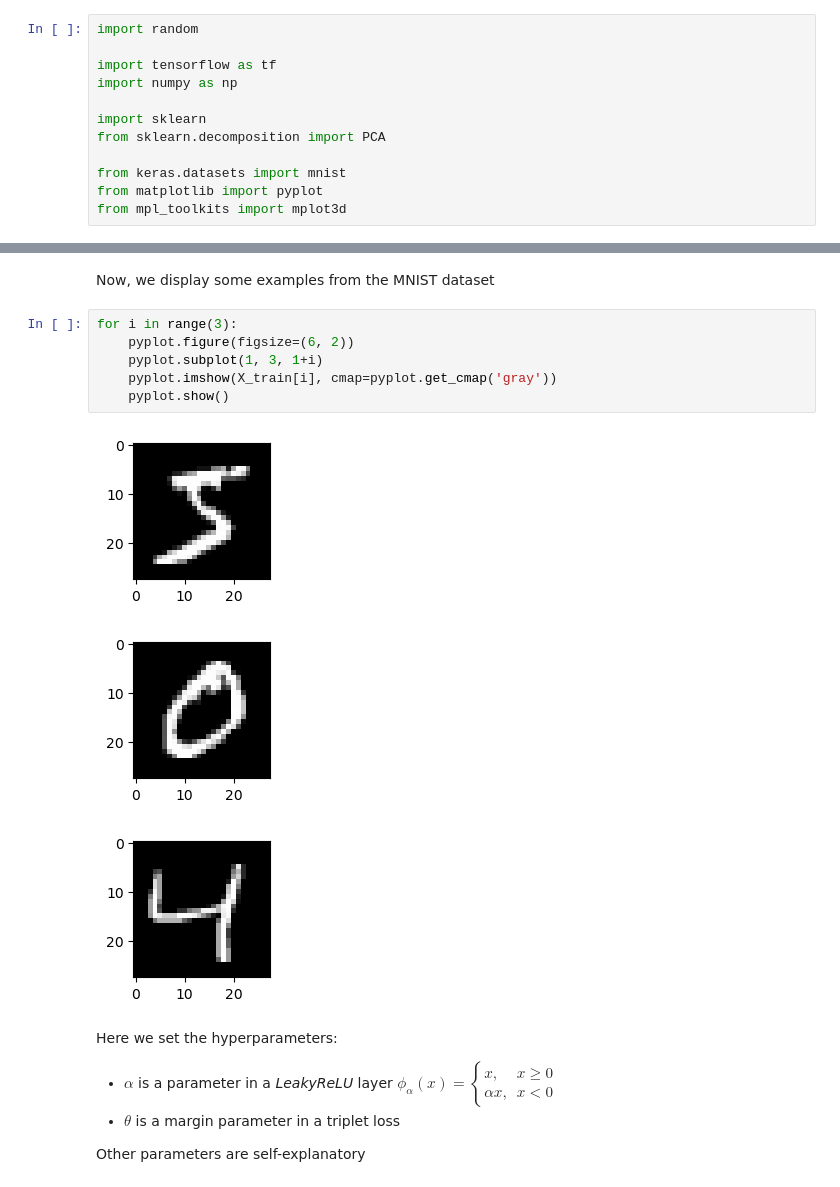
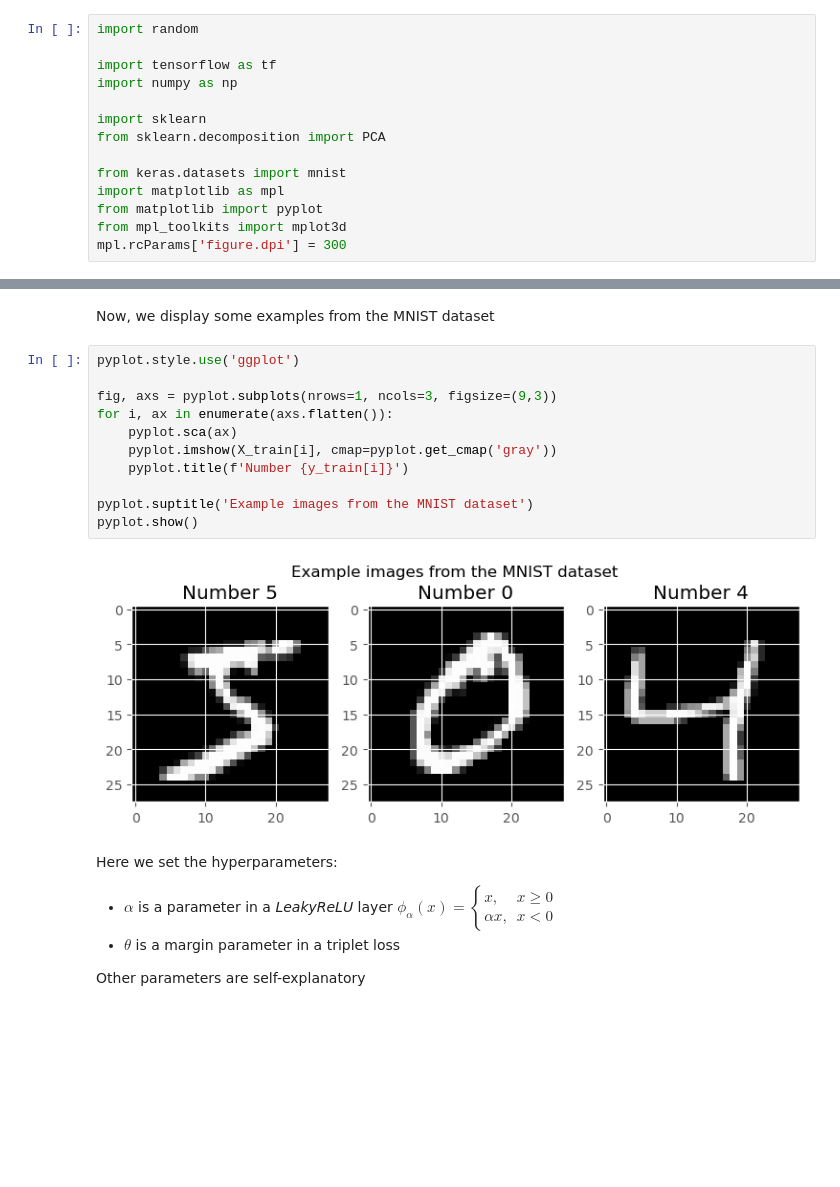
Before and after one commit to ZamDimon/distortion-generator, a Jupyter notebook: embedding.ipynb, the cells around one changed output, grey strips where cells are left out. Saved outputs shown, nothing was run; the diff lists cells and outputs as text; blank space fills up the shorter version.

```diff
--- a/embedding.ipynb
+++ b/embedding.ipynb
@@ -12,8 +12,10 @@ import sklearn
 from sklearn.decomposition import PCA
 
 from keras.datasets import mnist
+import matplotlib as mpl
 from matplotlib import pyplot
 from mpl_toolkits import mplot3d
+mpl.rcParams['figure.dpi'] = 300
 # %%
 (X_train, y_train), (X_test, y_test) = mnist.load_data()
 X_train = X_train / 255.0
@@ -21,15 +23,18 @@ X_test = X_test / 255.0
 # %% [markdown]
 Now, we display some examples from the MNIST dataset
 # %%
-for i in range(3):
-    pyplot.figure(figsize=(6, 2))
-    pyplot.subplot(1, 3, 1+i)
+pyplot.style.use('ggplot')
+
+fig, axs = pyplot.subplots(nrows=1, ncols=3, figsize=(9,3))
+for i, ax in enumerate(axs.flatten()):
+    pyplot.sca(ax)
     pyplot.imshow(X_train[i], cmap=pyplot.get_cmap('gray'))
-    pyplot.show()
+    pyplot.title(f'Number {y_train[i]}')
+
+pyplot.suptitle('Example images from the MNIST dataset')
+pyplot.show()
 # %% [output]
-[figure, old version]
+[figure, new version]
-[figure, removed]
-[figure, removed]
 # %% [markdown]
 Here we set the hyperparameters:
 - $\alpha$ is a parameter in a _LeakyReLU_ layer $\phi_{\alpha}(x) = \begin{cases} x,&x \geq 0\\ \alpha x,& x < 0 \end{cases}$
```
Also changed, not shown: parts of 2 cells of this notebook, 31 other files.
